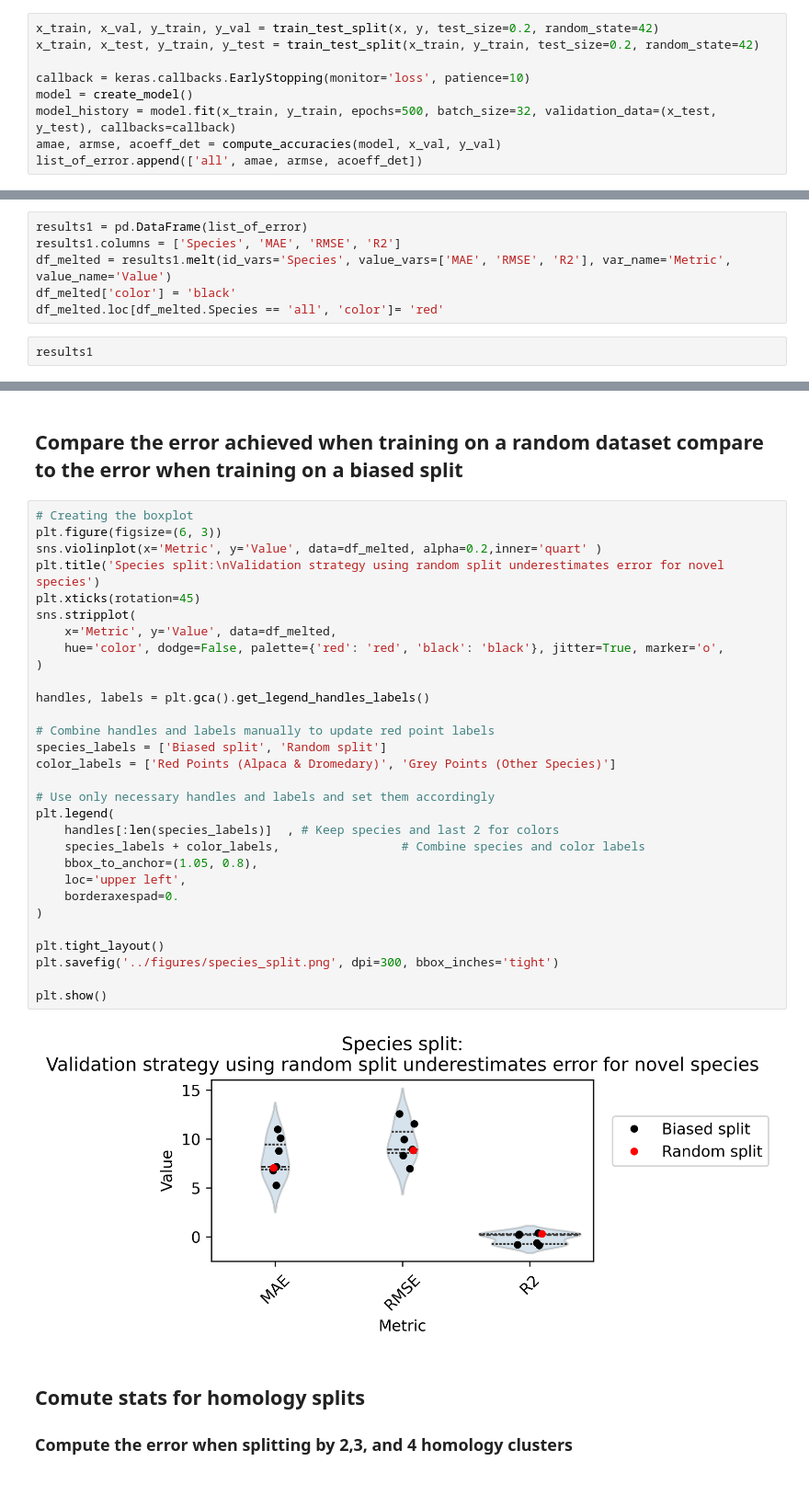
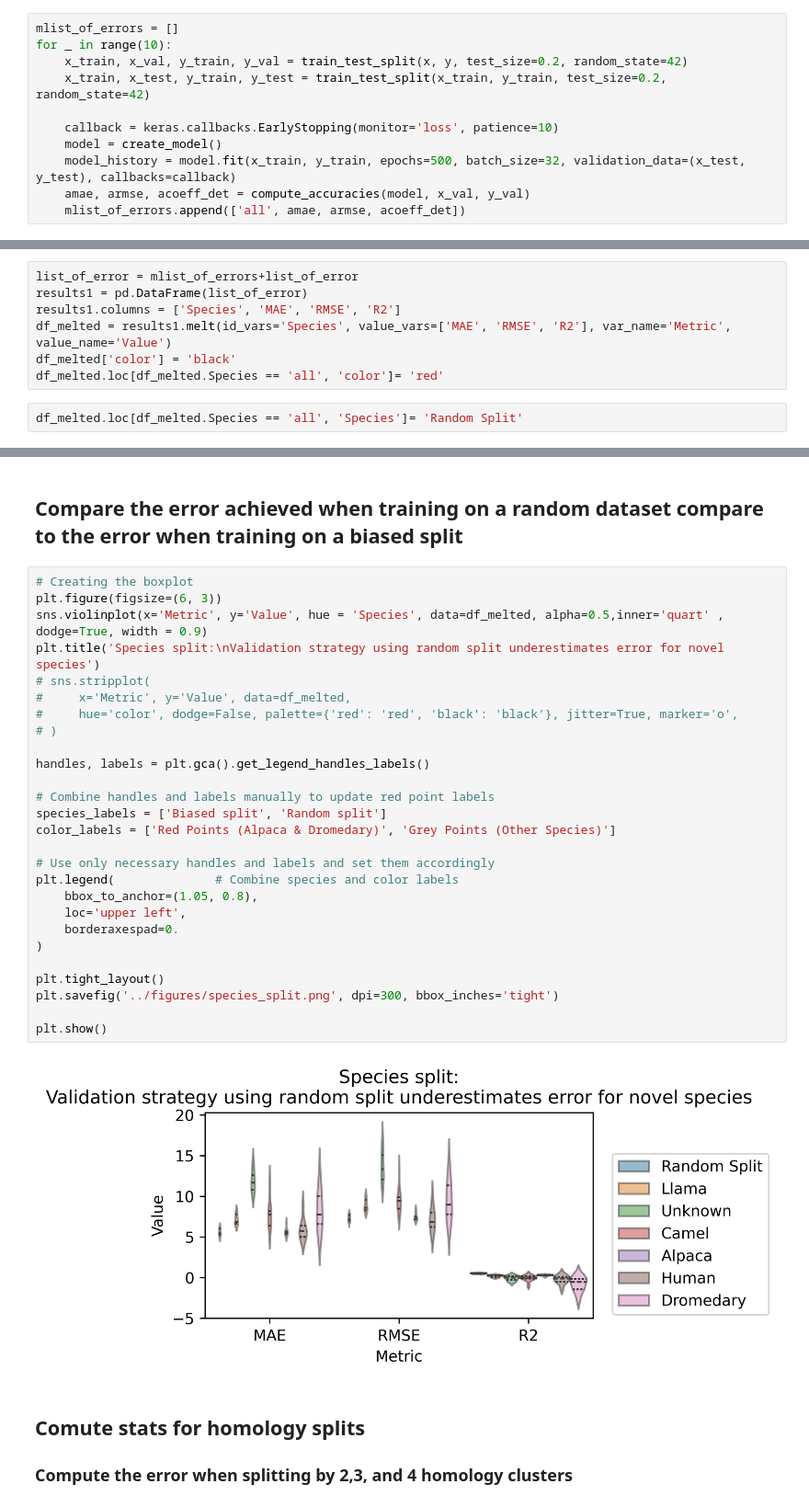
Before and after one commit to AnneHartebrodt/earth-ml-sensitivity, a Jupyter notebook: code/Tm_Predictor_DL.ipynb, the cells around one changed output, grey strips where cells are left out. Shown at 92% size. Saved outputs shown, nothing was run; the diff lists cells and outputs as text.

```diff
--- a/code/Tm_Predictor_DL.ipynb
+++ b/code/Tm_Predictor_DL.ipynb
@@ -164,12 +161,14 @@ Model: "sequential_1"
 # %% [markdown]
 ## Split into train/test and validation set
 # %%
-x_train, x_val, y_train, y_val = train_test_split(x, y, test_size=0.2, random_state=42)
-x_train, x_test, y_train, y_test = train_test_split(x_train, y_train, test_size=0.2, random_state=42)
+mlist_of_errors = []
+for _ in range(10):
+    x_train, x_val, y_train, y_val = train_test_split(x, y, test_size=0.2, random_state=42)
+    x_train, x_test, y_train, y_test = train_test_split(x_train, y_train, test_size=0.2, random_state=42)
 
-callback = keras.callbacks.EarlyStopping(monitor='loss', patience=10)
-model = create_model()
-model_history = model.fit(x_train, y_train, epochs=500, batch_size=32, validation_data=(x_test, y_test), callbacks=callback)
-amae, armse, acoeff_det = compute_accuracies(model, x_val, y_val)
-list_of_error.append(['all', amae, armse, acoeff_det])
+    callback = keras.callbacks.EarlyStopping(monitor='loss', patience=10)
+    model = create_model()
+    model_history = model.fit(x_train, y_train, epochs=500, batch_size=32, validation_data=(x_test, y_test), callbacks=callback)
+    amae, armse, acoeff_det = compute_accuracies(model, x_val, y_val)
+    mlist_of_errors.append(['all', amae, armse, acoeff_det])
 # %% [output]
@@ -212,8 +259,9 @@ Epoch 6/500
 # %%
+list_of_error = mlist_of_errors+list_of_error
 results1 = pd.DataFrame(list_of_error)
 results1.columns = ['Species', 'MAE', 'RMSE', 'R2']
 df_melted = results1.melt(id_vars='Species', value_vars=['MAE', 'RMSE', 'R2'], var_name='Metric', value_name='Value')
 df_melted['color'] = 'black'
 df_melted.loc[df_melted.Species == 'all', 'color']= 'red'
 # %%
-results1
+df_melted.loc[df_melted.Species == 'all', 'Species']= 'Random Split'
@@ -231,35 +270,32 @@ results1
 # %%
 # Creating the boxplot
 plt.figure(figsize=(6, 3))
-sns.violinplot(x='Metric', y='Value', data=df_melted, alpha=0.2,inner='quart' )
+sns.violinplot(x='Metric', y='Value', hue = 'Species', data=df_melted, alpha=0.5,inner='quart' , dodge=True, width = 0.9)
 plt.title('Species split:\nValidation strategy using random split underestimates error for novel species')
-plt.xticks(rotation=45)
-sns.stripplot(
-    x='Metric', y='Value', data=df_melted,
-    hue='color', dodge=False, palette={'red': 'red', 'black': 'black'}, jitter=True, marker='o',
-)
+# sns.stripplot(
+#     x='Metric', y='Value', data=df_melted,
+#     hue='color', dodge=False, palette={'red': 'red', 'black': 'black'}, jitter=True, marker='o',
+# )
 
 handles, labels = plt.gca().get_legend_handles_labels()
 
 # Combine handles and labels manually to update red point labels
 species_labels = ['Biased split', 'Random split']
 color_labels = ['Red Points (Alpaca & Dromedary)', 'Grey Points (Other Species)']
 
 # Use only necessary handles and labels and set them accordingly
-plt.legend(
-    handles[:len(species_labels)]  , # Keep species and last 2 for colors
-    species_labels + color_labels,                 # Combine species and color labels
+plt.legend(              # Combine species and color labels
     bbox_to_anchor=(1.05, 0.8),
     loc='upper left',
     borderaxespad=0.
 )
 
 plt.tight_layout()
 plt.savefig('../figures/species_split.png', dpi=300, bbox_inches='tight')
 
 plt.show()
 # %% [output]
-[figure, old version]
+[figure, new version]
 # %% [markdown]
 ## Comute stats for homology splits
 ### Compute the error when splitting by 2,3, and 4 homology clusters
```
Also changed, not shown: parts of 10 cells of this notebook, 3 other files.
